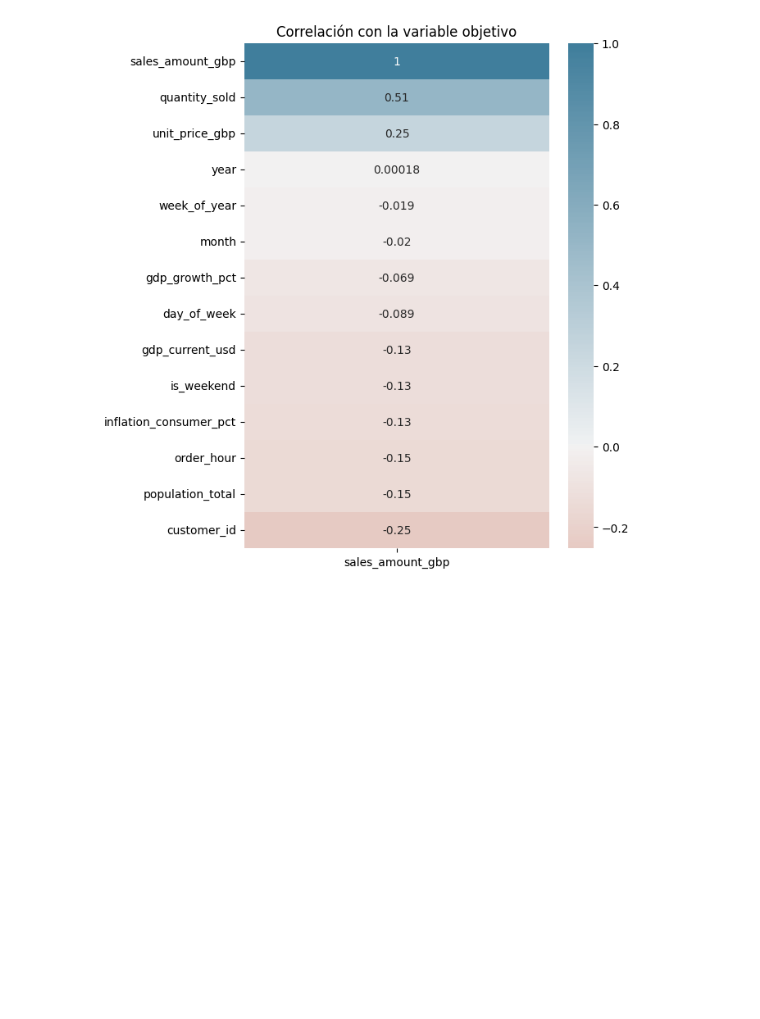
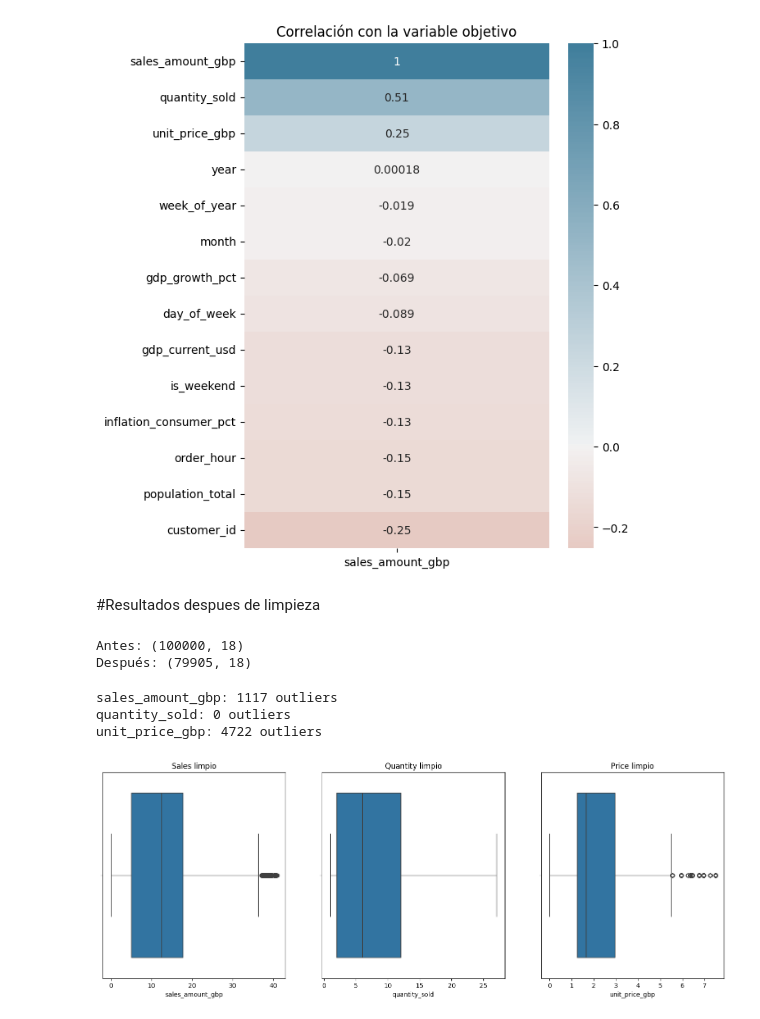
Before and after one commit to jazbar9/ECommerce-Sales-Prediction, a Jupyter notebook: notebooks/ecommerce_sales_eda.ipynb, the cells around one changed output. Cells and saved outputs as stored; diff of their text form; code cells hidden in the pictures; blank space fills up the shorter version.

```diff
--- a/notebooks/ecommerce_sales_eda.ipynb
+++ b/notebooks/ecommerce_sales_eda.ipynb
@@ -302,3 +299,43 @@ plt.show()
 [figure]
 # %%
 df_cleaned.to_csv('ecommerce_cleaned.csv',index=None)
+# %% [markdown]
+#Resultados despues de limpieza
+# %%
+print("Antes:", df.shape)
+print("Después:", df_cleaned.shape)
+# %% [output]
+Antes: (100000, 18)
+Después: (79905, 18)
+# %%
+def count_outliers(df, column):
+    Q1 = df[column].quantile(0.25)
+    Q3 = df[column].quantile(0.75)
+    IQR = Q3 - Q1
+    low = Q1 - 1.5 * IQR
+    high = Q3 + 1.5 * IQR
+
+    outliers = df[(df[column] < low) | (df[column] > high)]
+    return len(outliers)
+
+for col in ['sales_amount_gbp', 'quantity_sold', 'unit_price_gbp']:
+    print(f"{col}: {count_outliers(df_cleaned, col)} outliers")
+# %% [output]
+sales_amount_gbp: 1117 outliers
+quantity_sold: 0 outliers
+unit_price_gbp: 4722 outliers
+# %%
+fig, axes = plt.subplots(1,3, figsize=(18,6))
+
+sns.boxplot(x=df_cleaned['sales_amount_gbp'], ax=axes[0])
+axes[0].set_title('Sales limpio')
+
+sns.boxplot(x=df_cleaned['quantity_sold'], ax=axes[1])
+axes[1].set_title('Quantity limpio')
+
+sns.boxplot(x=df_cleaned['unit_price_gbp'], ax=axes[2])
+axes[2].set_title('Price limpio')
+
+plt.show()
+# %% [output]
+[figure, added]
```
Also changed, not shown: parts of 6 cells of this notebook, 1 other file.
